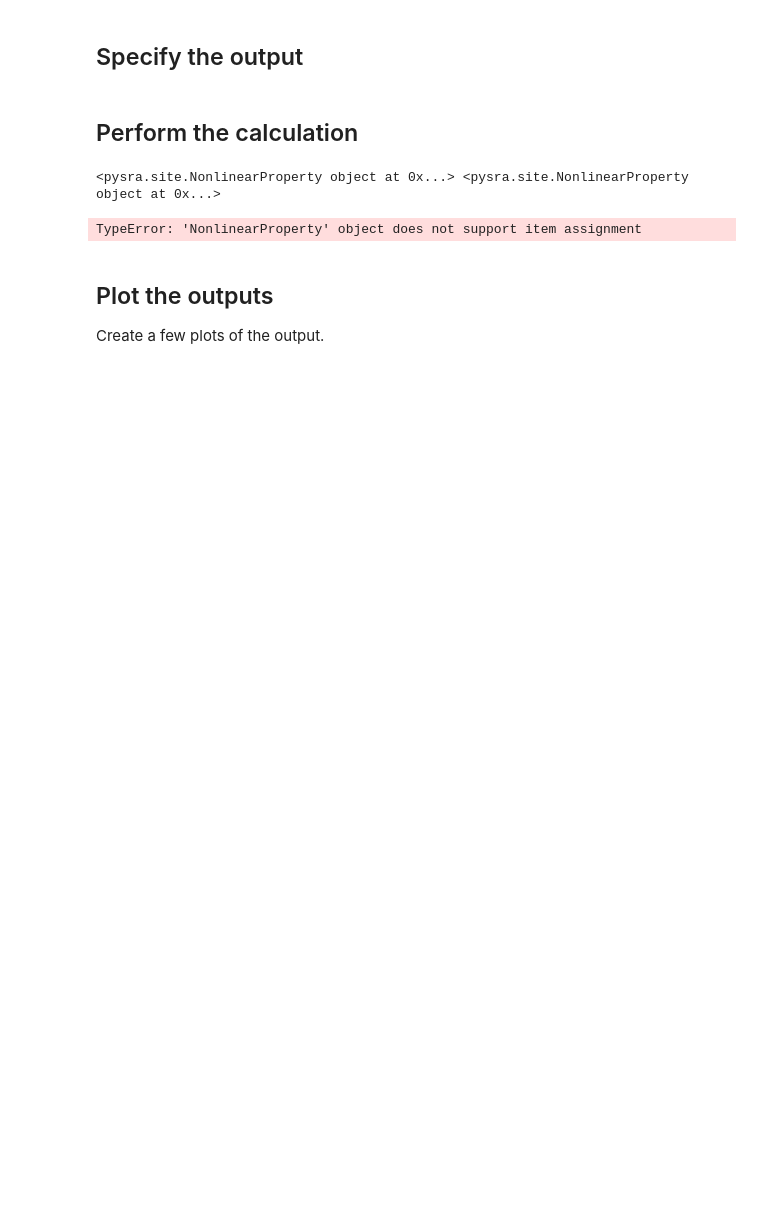
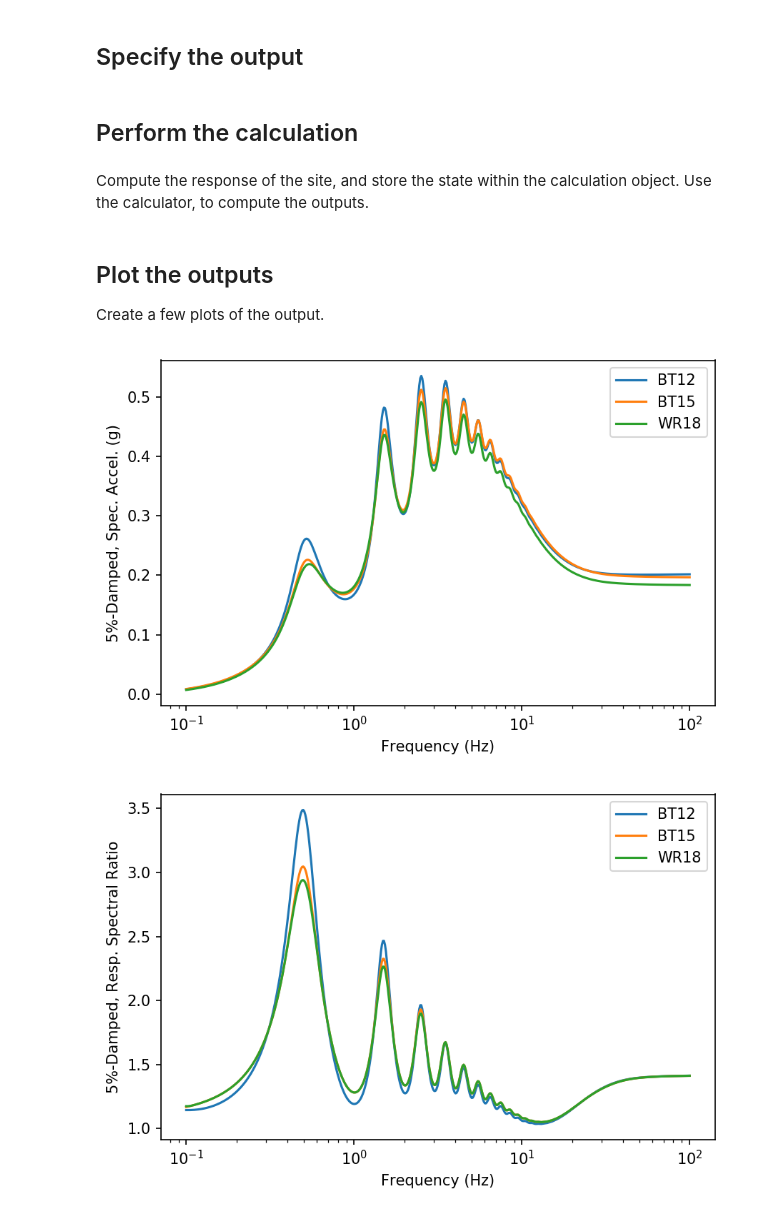
Before and after one commit to arkottke/pystrata, a Jupyter notebook: examples/example-07.ipynb, the cells around one changed output. Drawn from its saved outputs; the diff is of its cells as text; code cells hidden in the pictures; blank space fills up the shorter version.

Commit message:
Added WR18 peak factor example.

```diff
--- a/examples/example-07.ipynb
+++ b/examples/example-07.ipynb
@@ -72,26 +86,24 @@ outputs = pysra.output.OutputCollection(
 )
 # %% [markdown]
 ## Perform the calculation
+# %% [markdown]
+Compute the response of the site, and store the state within the calculation object. Use the calculator, to compute the outputs.
 # %%
-for profile in pysra.variation.iter_varied_profiles(
-        profile,
-        30,
-        var_thickness=var_thickness,
-        var_velocity=var_velocity,
-        var_soiltypes=var_soiltypes
-):
+for m in motions:
     calc(m, profile, profile.location('outcrop', index=-1))
-    outputs(calc)
+    outputs(calc, m.peak_calculator.ABBREV)
-# %% [output]
-<pysra.site.NonlinearProperty object at 0x...> <pysra.site.NonlinearProperty object at 0x...>
-TypeError: 'NonlinearProperty' object does not support item assignment
 # %% [markdown]
 ## Plot the outputs
 
 Create a few plots of the output.
 # %%
-for o in outputs:
-    fig, ax = plt.subplots()
-    ax.plot(o.refs, o.values)
-    ax.set(xlabel=o.xlabel, xscale='log', ylabel=o.ylabel)
+for output in outputs:
+    fig, ax = plt.subplots(dpi=150)
+    for name, refs, values in output.iter_results():
+        ax.plot(refs, values, label=name)
+    ax.set(xlabel=output.xlabel, xscale='log', ylabel=output.ylabel)
+    ax.legend()
     fig.tight_layout();
+# %% [output]
+[figure, added]
+[figure, added]
```
Also changed, not shown: parts of 12 cells of this notebook.
